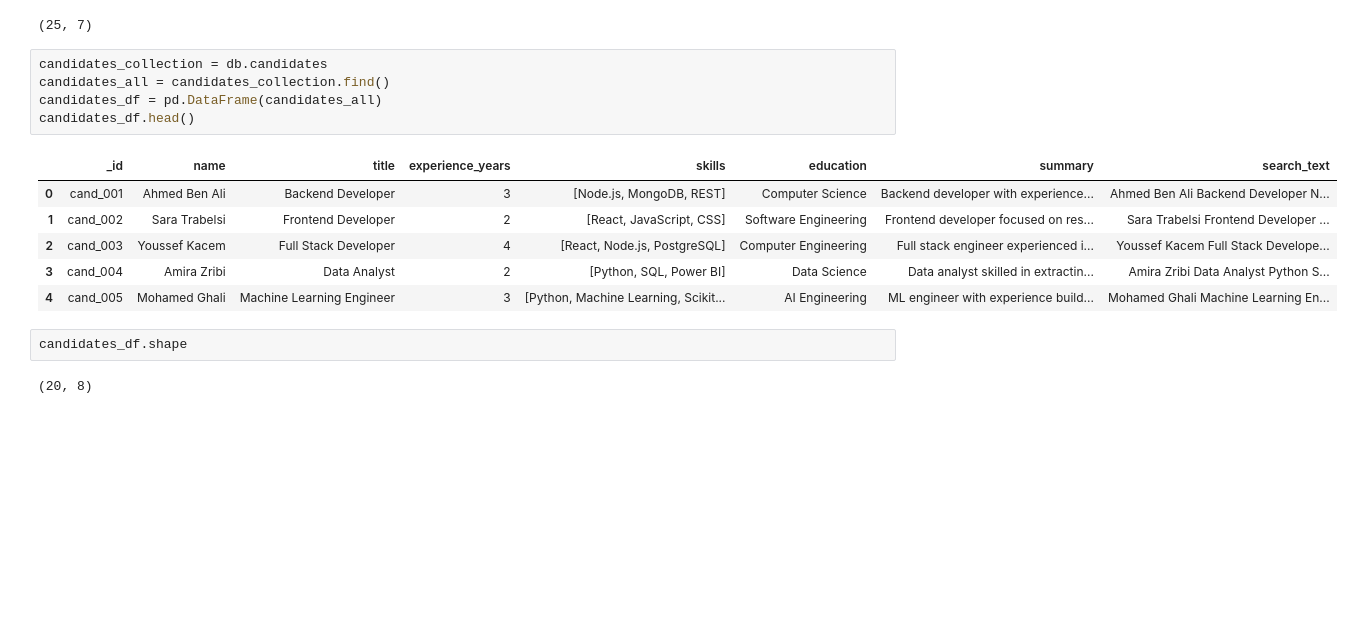
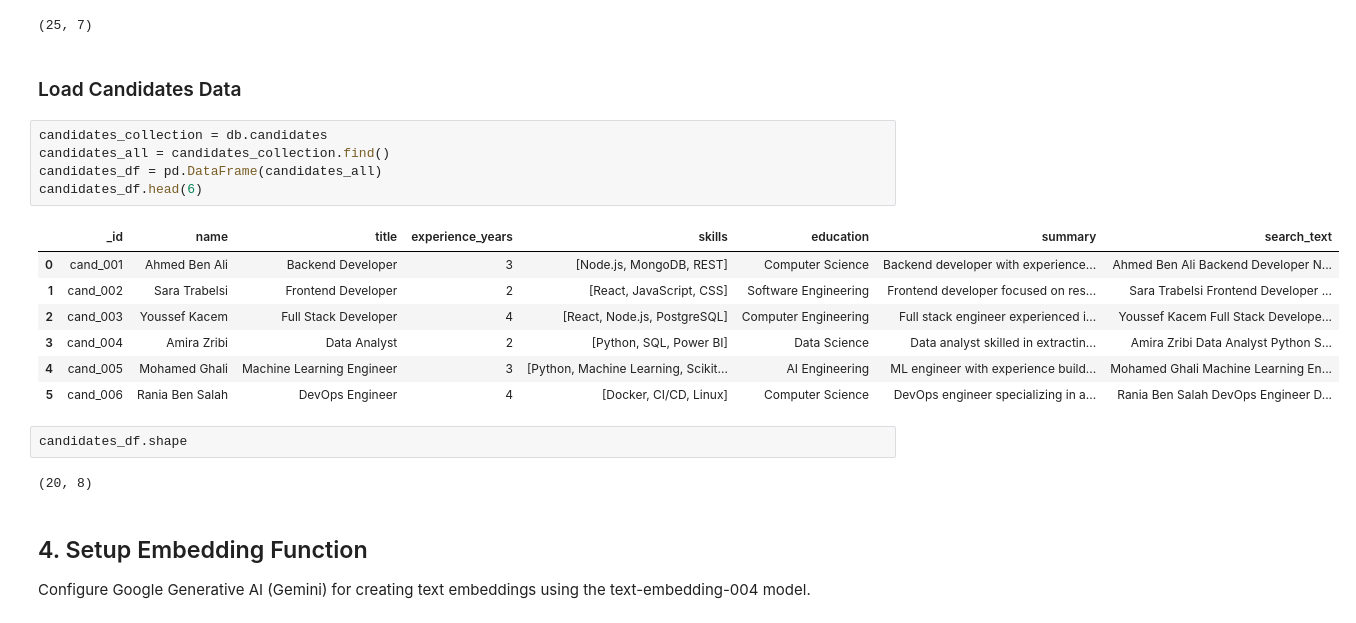
Before and after one commit to azizmabrouk11/job-candidate-semantic-matching, a Jupyter notebook: notebooks/01_embedding_pipeline.ipynb, the cells around one changed output. Saved outputs shown, nothing was run; the diff lists cells and outputs as text; blank space fills up the shorter version.

Commit message:
candidates matching + Embedding

```diff
--- a/notebooks/01_embedding_pipeline.ipynb
+++ b/notebooks/01_embedding_pipeline.ipynb
@@ -48,19 +62,26 @@ jobs_df.head()
 jobs_df.shape
 # %% [output]
 (25, 7)
+# %% [markdown]
+### Load Candidates Data
 # %%
 candidates_collection = db.candidates
 candidates_all = candidates_collection.find()
 candidates_df = pd.DataFrame(candidates_all)
-candidates_df.head()
+candidates_df.head(6)
 # %% [output]
 |  | _id | name | title | experience_years | skills | education | summary | search_text |
 | 0 | cand_001 | Ahmed Ben Ali | Backend Developer | 3 | [Node.js, MongoDB, REST] | Computer Science | Backend developer with experience... | Ahmed Ben Ali Backend Developer N... |
 | 1 | cand_002 | Sara Trabelsi | Frontend Developer | 2 | [React, JavaScript, CSS] | Software Engineering | Frontend developer focused on res... | Sara Trabelsi Frontend Developer ... |
 | 2 | cand_003 | Youssef Kacem | Full Stack Developer | 4 | [React, Node.js, PostgreSQL] | Computer Engineering | Full stack engineer experienced i... | Youssef Kacem Full Stack Develope... |
 | 3 | cand_004 | Amira Zribi | Data Analyst | 2 | [Python, SQL, Power BI] | Data Science | Data analyst skilled in extractin... | Amira Zribi Data Analyst Python S... |
 | 4 | cand_005 | Mohamed Ghali | Machine Learning Engineer | 3 | [Python, Machine Learning, Scikit... | AI Engineering | ML engineer with experience build... | Mohamed Ghali Machine Learning En... |
+| 5 | cand_006 | Rania Ben Salah | DevOps Engineer | 4 | [Docker, CI/CD, Linux] | Computer Science | DevOps engineer specializing in a... | Rania Ben Salah DevOps Engineer D... |
 # %%
 candidates_df.shape
 # %% [output]
 (20, 8)
+# %% [markdown]
+## 4. Setup Embedding Function
+
+Configure Google Generative AI (Gemini) for creating text embeddings using the text-embedding-004 model.
```
Also changed, not shown: parts of 19 cells of this notebook, 2 other files.
